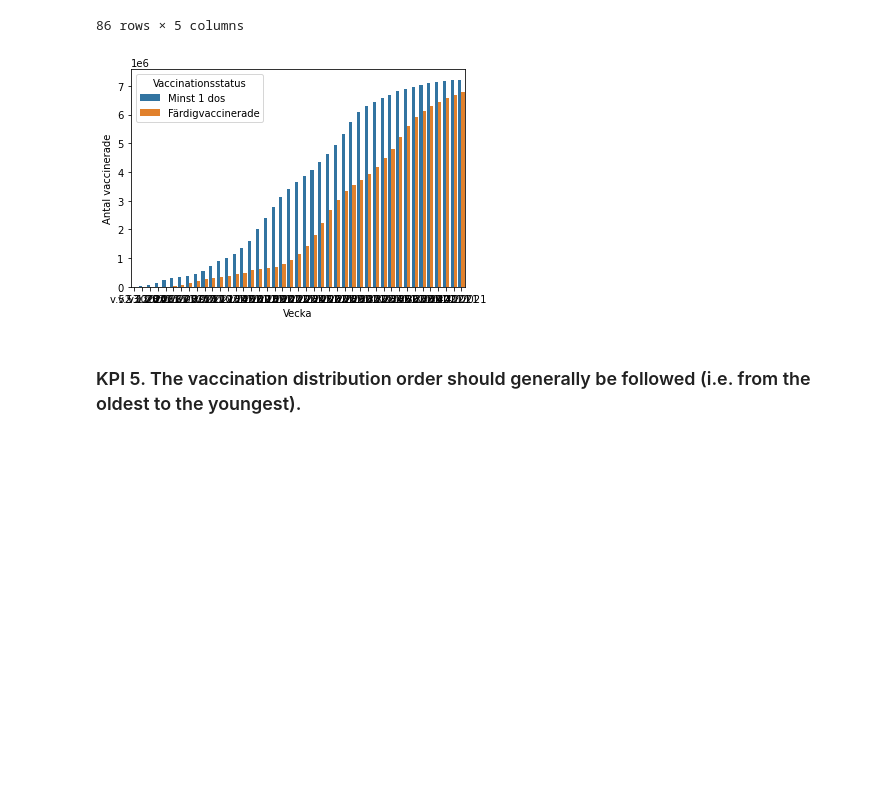
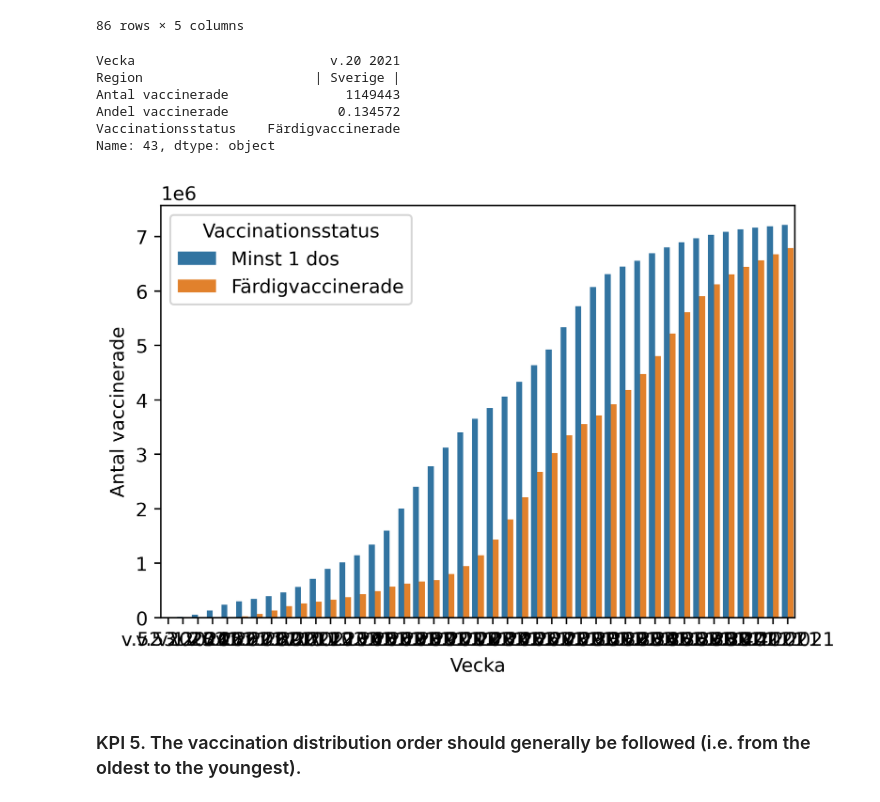
Before and after one commit to Anna-MariaSjolund/Data-Handling-Anna-MariaSjolund, a Jupyter notebook: Labs/Covid-Lab/covid_lab.ipynb, the cells around one changed output. Saved outputs shown, nothing was run; the diff lists cells and outputs as text; code cells hidden in the pictures; blank space fills up the shorter version.

```diff
--- a/Labs/Covid-Lab/covid_lab.ipynb
+++ b/Labs/Covid-Lab/covid_lab.ipynb
@@ -456,10 +526,21 @@ vaccination_one_dose_or_fully
 | 84 | v.41 2021 | | Sverige | | 7212619 | 8.444209e-01 | Minst 1 dos |
 | 85 | v.41 2021 | | Sverige | | 6791446 | 7.951119e-01 | Färdigvaccinerade |
 86 rows × 5 columns
+# %%
+vaccination_one_dose_or_fully.iloc[43]
+# %% [output]
+Vecka                         v.20 2021
+Region                      | Sverige |
+Antal vaccinerade               1149443
+Andel vaccinerade              0.134572
+Vaccinationsstatus    Färdigvaccinerade
+Name: 43, dtype: object
 # %%
+plt.figure(dpi=400)
 plot1 = sns.barplot(data=vaccination_one_dose_or_fully, x="Vecka", y="Antal vaccinerade", hue="Vaccinationsstatus")
+plot1.set_xticklabels("v52. 2020", "v.20 2021", "v.41 2021")
 # %% [output]
-[figure, old version]
+[figure, new version]
 # %% [markdown]
 ### KPI 5. The vaccination distribution order should generally be followed (i.e. from the oldest to the youngest).
 # %%
```
Also changed, not shown: parts of 12 cells of this notebook, 1 other file.
